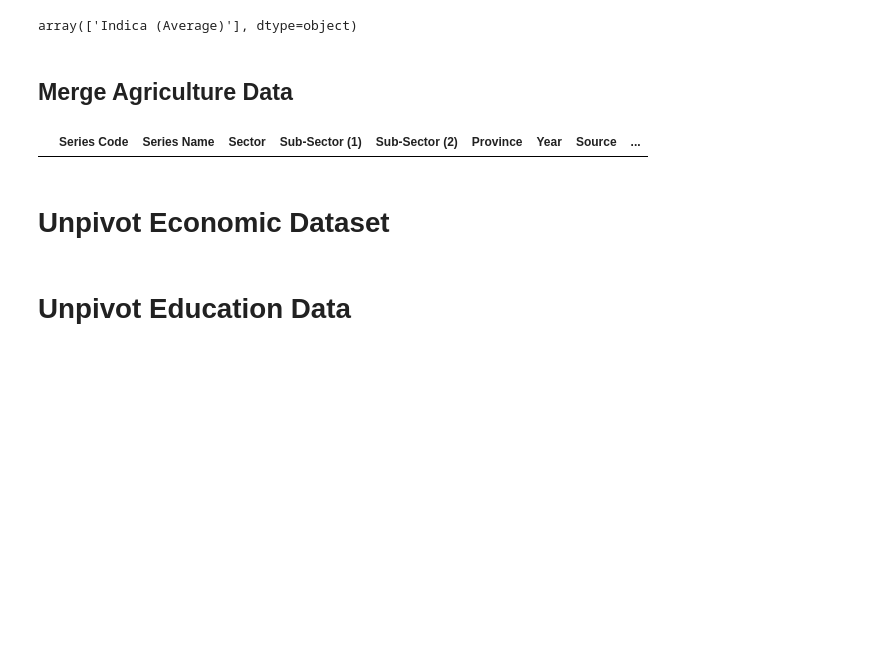
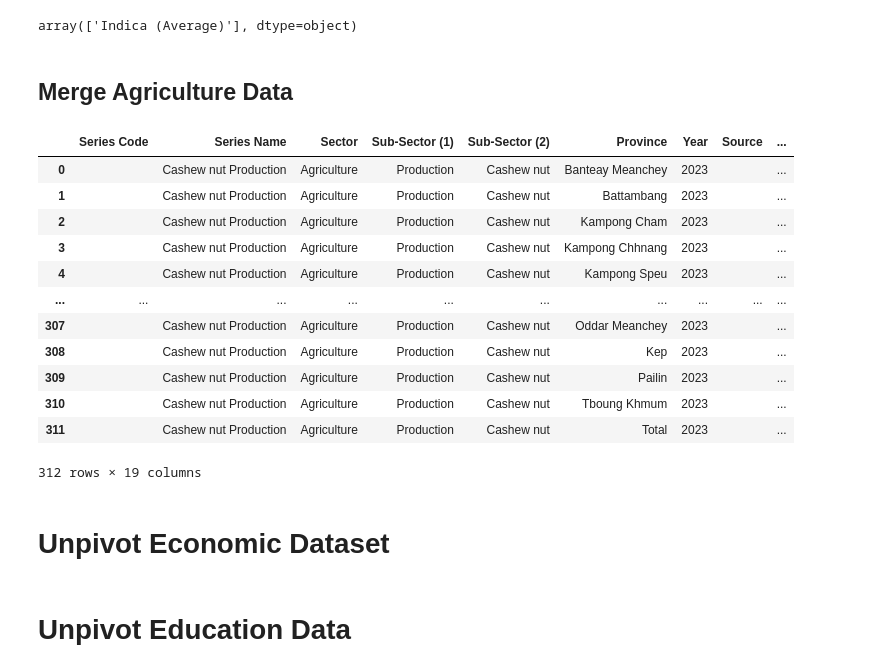
Before and after one commit to whatanakKean/cdri-data-hub-web-view, a Jupyter notebook: src/etl/experiments.ipynb, the cells around one changed output. Drawn from its saved outputs; the diff is of its cells as text; code cells hidden in the pictures; blank space fills up the shorter version.

```diff
--- a/src/etl/experiments.ipynb
+++ b/src/etl/experiments.ipynb
@@ -61,3 +61,6 @@ initial_agri_data = initial_agri_data.applymap(lambda x: x.strip() if isinstance
 initial_agri_data["Date"] = ""
 
 initial_agri_data
+
+# Drop 2021 Cashew Nut data
+initial_agri_data = initial_agri_data[~((initial_agri_data['Series Name'] == 'Cashew nut Production') & (initial_agri_data['Year'] == 2021))]
@@ -382,40 +371,63 @@ combined_agriculture_df["Year"] = combined_agriculture_df.apply(
     axis=1
 )
 
+combined_agriculture_df["Province"] = combined_agriculture_df["Province"].replace({
+    "Otdar Meanchey": "Oddar Meanchey",
+    "Siem Reap": "Siemreap"
+})
+
 # Function to create the 'Tag' column
 def create_tag(row):
     if 'production' in row['Series Name'].lower():
+        if 'cashew nut production' in row['Series Name'].lower():
+            return f"Cashew Nut Crop Profile"
         return f"{row['Sub-Sector (2)']}: {row['Indicator']} in {row['Province']}"
+
     if 'number' in row['Series Name'].lower():
         return f"{row['Series Name']}: {row['Indicator']} in {row['Province']}"
     if row['Series Name'] == 'Contract Farming':
         return f"{row['Series Name']} {row['Indicator']} in {row['Province']}"
     if 'contract farming' in row['Series Name'].lower():
         return f"{row['Series Name']} {row['Indicator']}"
     if 'export' in row['Series Name'].lower():
         return f"{row['Series Name']} {row['Indicator']} to {row['Markets']}"
     if row['Series Name'] == 'Paddy Rice Price':
         if row['Sub-Sector (2)'] == 'Fragrant Rice':
-            return f"Fragrant Paddy Rice {row['Indicator']}"
+            return f"Paddy Rice {row['Indicator']} (Fragrant Rice)"
         if row['Sub-Sector (2)'] == 'White Rice':
-            return f"White Paddy Rice {row['Indicator']}"
+            return f"Paddy Rice {row['Indicator']} (White Rice)"
     else:
         return f"{row['Series Name']} {row['Indicator']}"
 combined_agriculture_df['Tag'] = combined_agriculture_df.apply(create_tag, axis=1)
 combined_agriculture_df['Tag'].unique()
+combined_agriculture_df = combined_agriculture_df[~combined_agriculture_df['Tag'].str.startswith('Cashew nut')]
+
 
 # Optionally, you can save the unpivoted data back to a new Excel file
 combined_agriculture_df.to_excel("Unpivoted_Datahub_Agriculture.xlsx", index=False)
 
 # Step 6: Connect to SQLite database
 conn = sqlite3.connect("data.db")
 table_name = "agriculture_data"
 combined_agriculture_df.to_sql(table_name, conn, if_exists='replace', index=False)
 conn.close()
 
-combined_agriculture_df[combined_agriculture_df['Variety'] == "Malys Angkor (Pka Romdoul)"]
+
+combined_agriculture_df[combined_agriculture_df['Series Name'] == 'Cashew nut Production']
 # %% [output]
 |  | Series Code | Series Name | Sector | Sub-Sector (1) | Sub-Sector (2) | Province | Year | Source | ... |
+| 0 |  | Cashew nut Production | Agriculture | Production | Cashew nut | Banteay Meanchey | 2023 |  | ... |
+| 1 |  | Cashew nut Production | Agriculture | Production | Cashew nut | Battambang | 2023 |  | ... |
+| 2 |  | Cashew nut Production | Agriculture | Production | Cashew nut | Kampong Cham | 2023 |  | ... |
+| 3 |  | Cashew nut Production | Agriculture | Production | Cashew nut | Kampong Chhnang | 2023 |  | ... |
+| 4 |  | Cashew nut Production | Agriculture | Production | Cashew nut | Kampong Speu | 2023 |  | ... |
+| ... | ... | ... | ... | ... | ... | ... | ... | ... | ... |
+| 307 |  | Cashew nut Production | Agriculture | Production | Cashew nut | Oddar Meanchey | 2023 |  | ... |
+| 308 |  | Cashew nut Production | Agriculture | Production | Cashew nut | Kep | 2023 |  | ... |
+| 309 |  | Cashew nut Production | Agriculture | Production | Cashew nut | Pailin | 2023 |  | ... |
+| 310 |  | Cashew nut Production | Agriculture | Production | Cashew nut | Tboung Khmum | 2023 |  | ... |
+| 311 |  | Cashew nut Production | Agriculture | Production | Cashew nut | Total | 2023 |  | ... |
+312 rows × 19 columns
 # %% [markdown]
 # Unpivot Economic Dataset
 # %%
```
Also changed, not shown: parts of 2 cells of this notebook, 14 other files.
